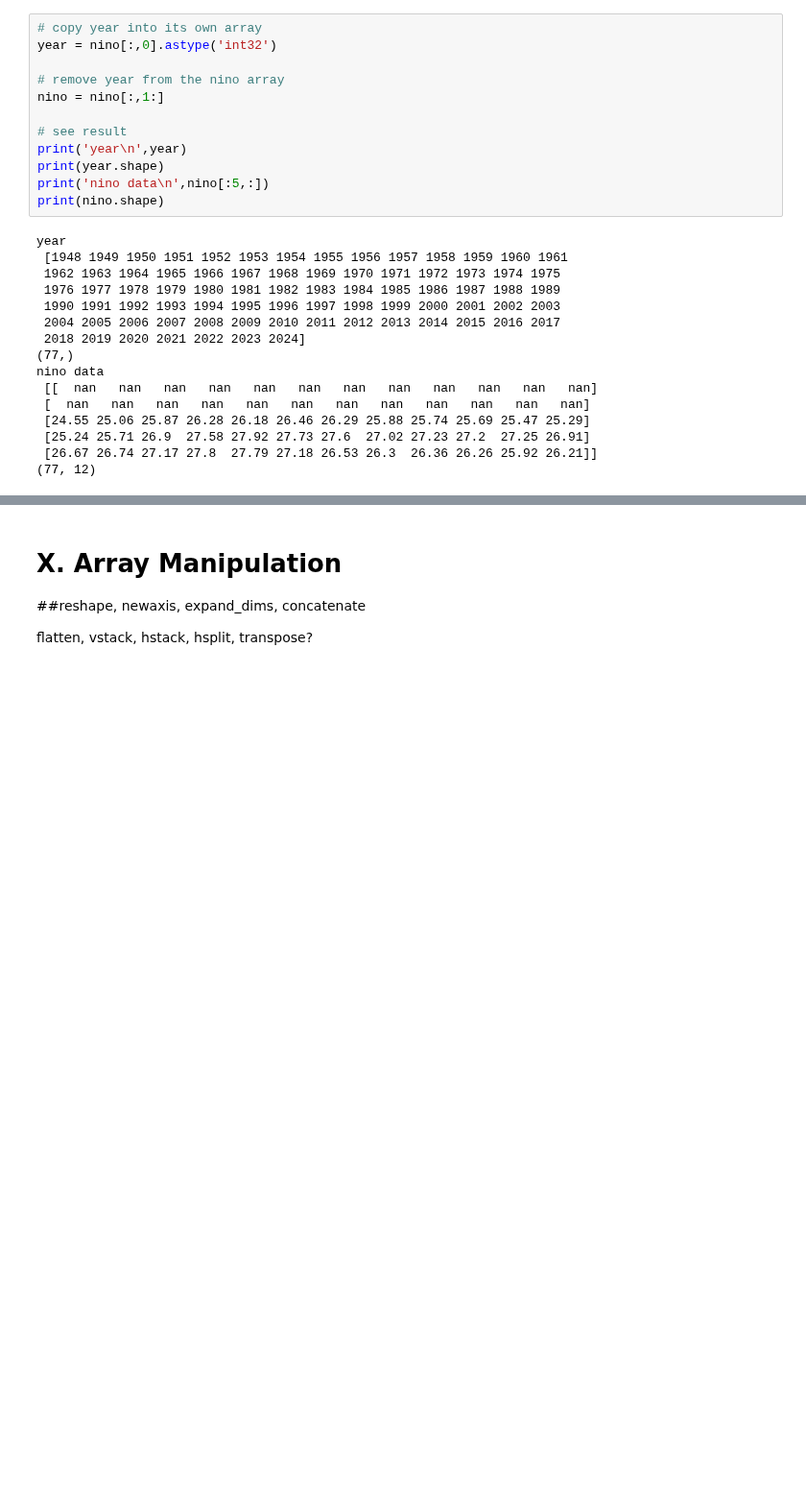
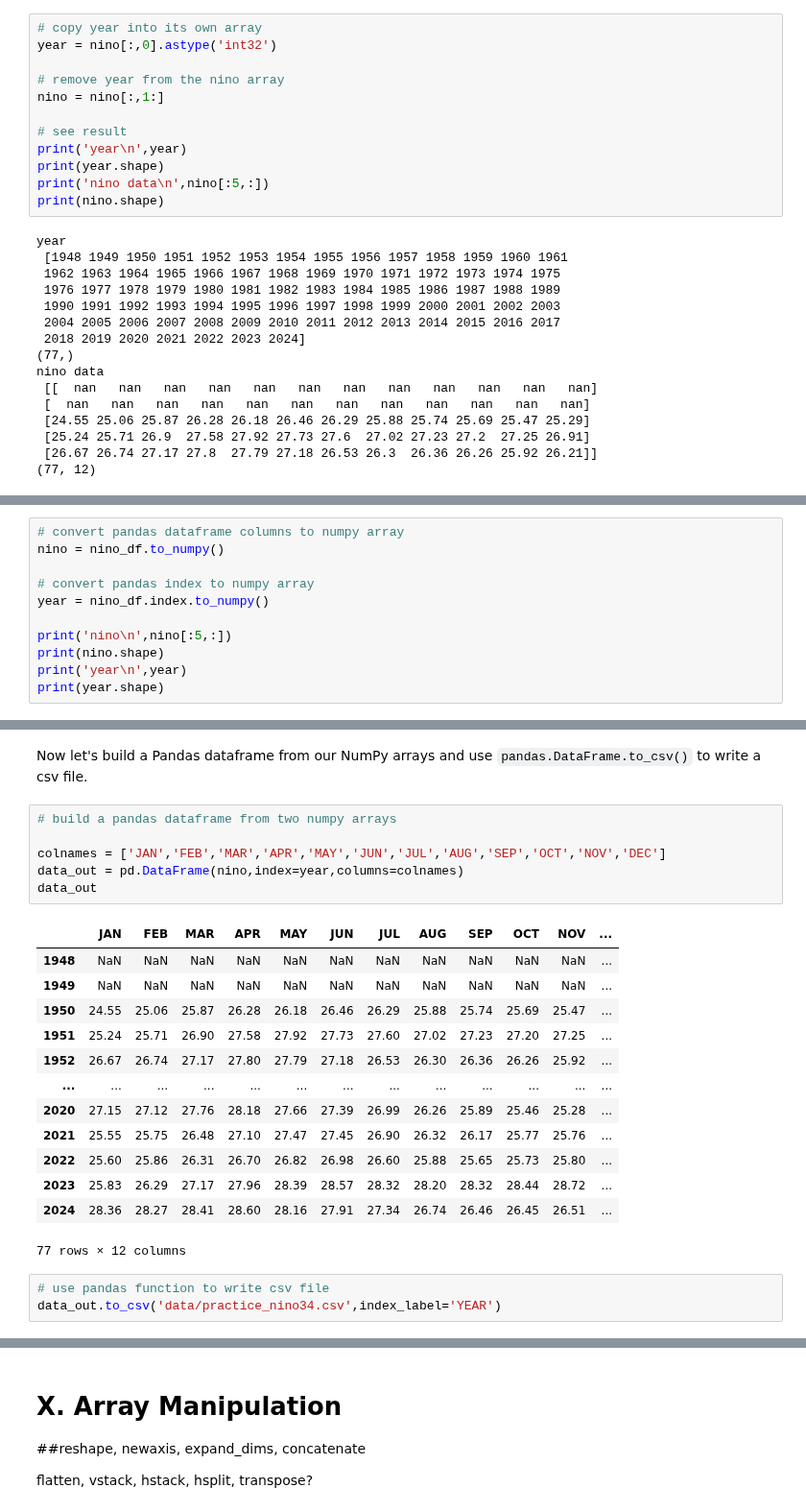
Before and after one commit to kerriegeil/DEV_canvas_beginner_py, a Jupyter notebook: IntroToNumpy.ipynb, the cells around one changed output, grey strips where cells are left out. Shown at 96% size. Drawn from its saved outputs; the diff is of its cells as text; blank space fills up the shorter version.

````diff
--- a/IntroToNumpy.ipynb
+++ b/IntroToNumpy.ipynb
@@ -2422,0 +2073,11 @@ nino data
+# %%
+# convert pandas dataframe columns to numpy array
+nino = nino_df.to_numpy()
+
+# convert pandas index to numpy array
+year = nino_df.index.to_numpy()
+
+print('nino\n',nino[:5,:])
+print(nino.shape)
+print('year\n',year)
+print(year.shape)
@@ -2423 +2100,26 @@ nino data
+# %% [markdown]
+Now let's build a Pandas dataframe from our NumPy arrays and use ```pandas.DataFrame.to_csv()``` to write a csv file.
+# %%
+# build a pandas dataframe from two numpy arrays
+
+colnames = ['JAN','FEB','MAR','APR','MAY','JUN','JUL','AUG','SEP','OCT','NOV','DEC']
+data_out = pd.DataFrame(nino,index=year,columns=colnames)
+data_out
+# %% [output]
+|  | JAN | FEB | MAR | APR | MAY | JUN | JUL | AUG | SEP | OCT | NOV | ... |
+| 1948 | NaN | NaN | NaN | NaN | NaN | NaN | NaN | NaN | NaN | NaN | NaN | ... |
+| 1949 | NaN | NaN | NaN | NaN | NaN | NaN | NaN | NaN | NaN | NaN | NaN | ... |
+| 1950 | 24.55 | 25.06 | 25.87 | 26.28 | 26.18 | 26.46 | 26.29 | 25.88 | 25.74 | 25.69 | 25.47 | ... |
+| 1951 | 25.24 | 25.71 | 26.90 | 27.58 | 27.92 | 27.73 | 27.60 | 27.02 | 27.23 | 27.20 | 27.25 | ... |
+| 1952 | 26.67 | 26.74 | 27.17 | 27.80 | 27.79 | 27.18 | 26.53 | 26.30 | 26.36 | 26.26 | 25.92 | ... |
+| ... | ... | ... | ... | ... | ... | ... | ... | ... | ... | ... | ... | ... |
+| 2020 | 27.15 | 27.12 | 27.76 | 28.18 | 27.66 | 27.39 | 26.99 | 26.26 | 25.89 | 25.46 | 25.28 | ... |
+| 2021 | 25.55 | 25.75 | 26.48 | 27.10 | 27.47 | 27.45 | 26.90 | 26.32 | 26.17 | 25.77 | 25.76 | ... |
+| 2022 | 25.60 | 25.86 | 26.31 | 26.70 | 26.82 | 26.98 | 26.60 | 25.88 | 25.65 | 25.73 | 25.80 | ... |
+| 2023 | 25.83 | 26.29 | 27.17 | 27.96 | 28.39 | 28.57 | 28.32 | 28.20 | 28.32 | 28.44 | 28.72 | ... |
+| 2024 | 28.36 | 28.27 | 28.41 | 28.60 | 28.16 | 27.91 | 27.34 | 26.74 | 26.46 | 26.45 | 26.51 | ... |
+77 rows × 12 columns
+# %%
+# use pandas function to write csv file
+data_out.to_csv('data/practice_nino34.csv',index_label='YEAR')
 # %% [markdown]
````
Also changed, not shown: parts of 136 cells of this notebook.
